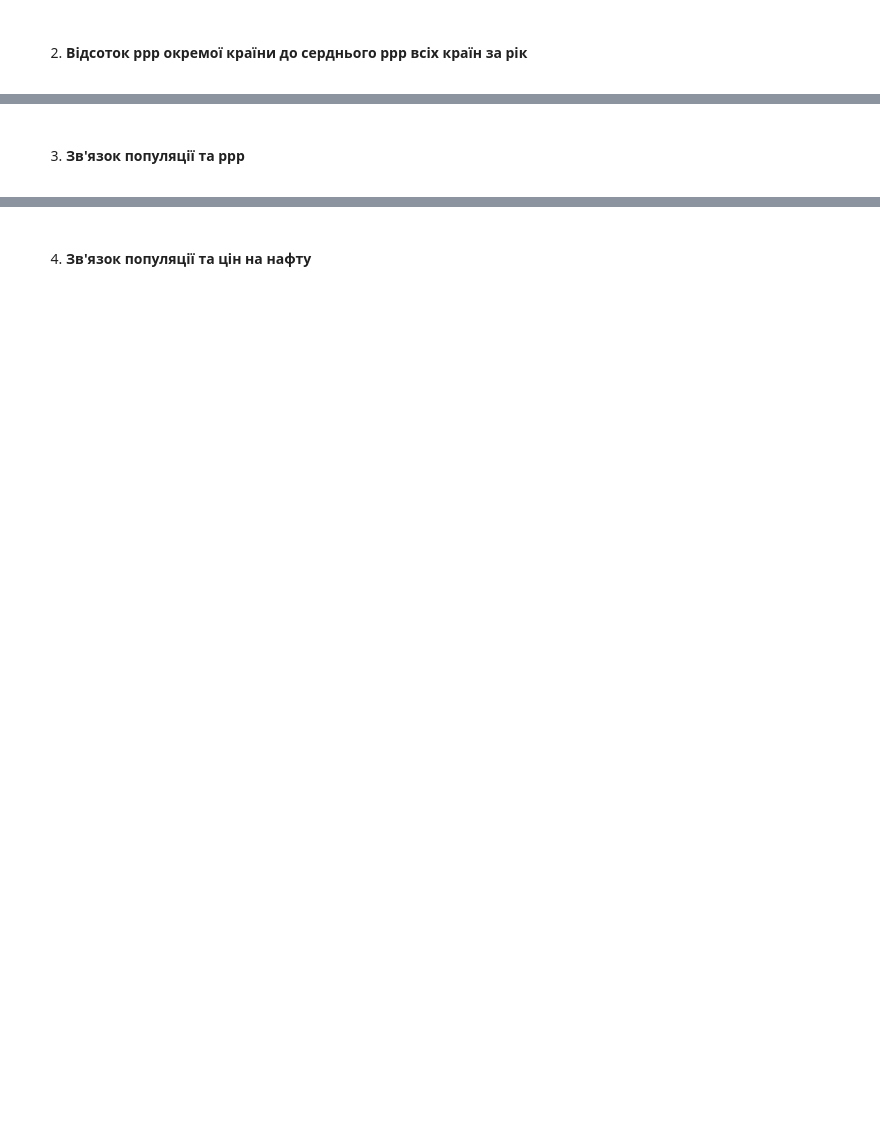
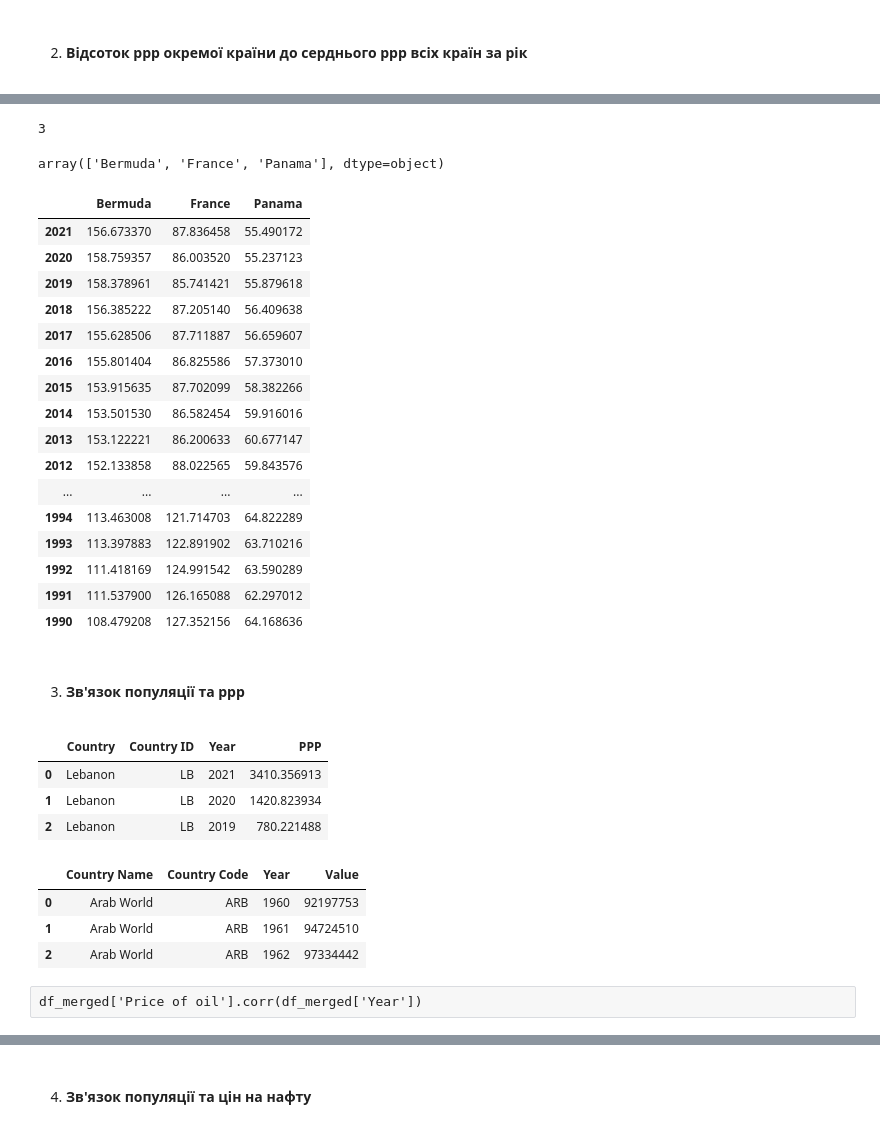
Before and after one commit to alenaporoskun/ssu_2023_pbd, a Jupyter notebook: labs/lab7/samples/sample.ipynb, the cells around one changed output, grey strips where cells are left out. Saved outputs shown, nothing was run; the diff lists cells and outputs as text; code cells hidden in the pictures; blank space fills up the shorter version.

```diff
--- a/labs/lab7/samples/sample.ipynb
+++ b/labs/lab7/samples/sample.ipynb
@@ -529,0 +581,39 @@ df_merged.corr()
+# %%
+countries = data_ppp_filter['Country'].unique()
+print(len(countries))
+countries
+# %% [output]
+3
+array(['Bermuda', 'France', 'Panama'], dtype=object)
+# %%
+def percentage_country_to_avg(dataframe, country, year):
+
+    filt_year = year
+    filt_country = country
+    df_country = dataframe.query('Year == @filt_year & Country == @filt_country')
+    df_country = df_country[['Country', 'Year', 'PPP']]
+    #print(df_country, '\n')
+
+    ppp_value = df_country['PPP'].values
+    ppp_value = float(ppp_value)
+    #print('ppp_value: {:8.6f}\n'.format(ppp_value))
+
+    df_countries = dataframe.query('Year == @filt_year')
+    df_countries = df_countries[['Country', 'Year', 'PPP']]
+    #print(df_countries, '\n')
+
+    #print(df_countries['PPP'].describe(), '\n')
+
+    df_countries_avg = df_countries['PPP'].mean(axis=0)
+    #print('avg: {:8.6f}\n'.format(df_countries_avg))
+
+    ans = ppp_value / df_countries_avg * 100
+    #print('{} {}: {:8.6f} %'.format(year, country, ans))
+
+    return ans
+# %%
+df_percentage_ppp = pd.DataFrame(np.zeros((len(years),len(countries))), columns =  countries, index = years)
+# %%
+for year in years:
+    for country in countries:
+        df_percentage_ppp[country][year] = percentage_country_to_avg(data_ppp_filter, country, year)
@@ -530,2 +622,40 @@ df_merged.corr()
+# %%
+df_percentage_ppp
+# %% [output]
+|  | Bermuda | France | Panama |
+| 2021 | 156.673370 | 87.836458 | 55.490172 |
+| 2020 | 158.759357 | 86.003520 | 55.237123 |
+| 2019 | 158.378961 | 85.741421 | 55.879618 |
+| 2018 | 156.385222 | 87.205140 | 56.409638 |
+| 2017 | 155.628506 | 87.711887 | 56.659607 |
+| 2016 | 155.801404 | 86.825586 | 57.373010 |
+| 2015 | 153.915635 | 87.702099 | 58.382266 |
+| 2014 | 153.501530 | 86.582454 | 59.916016 |
+| 2013 | 153.122221 | 86.200633 | 60.677147 |
+| 2012 | 152.133858 | 88.022565 | 59.843576 |
+| ... | ... | ... | ... |
+| 1994 | 113.463008 | 121.714703 | 64.822289 |
+| 1993 | 113.397883 | 122.891902 | 63.710216 |
+| 1992 | 111.418169 | 124.991542 | 63.590289 |
+| 1991 | 111.537900 | 126.165088 | 62.297012 |
+| 1990 | 108.479208 | 127.352156 | 64.168636 |
 # %% [markdown]
 3. #### Зв'язок популяції та ppp
+# %%
+data_ppp = pd.read_csv('../src/ppp/ppp-gdp.csv')
+data_ppp.head(3)
+# %% [output]
+|  | Country | Country ID | Year | PPP |
+| 0 | Lebanon | LB | 2021 | 3410.356913 |
+| 1 | Lebanon | LB | 2020 | 1420.823934 |
+| 2 | Lebanon | LB | 2019 | 780.221488 |
+# %%
+data_population = pd.read_csv('../src/population/population.csv')
+data_population.head(3)
+# %% [output]
+|  | Country Name | Country Code | Year | Value |
+| 0 | Arab World | ARB | 1960 | 92197753 |
+| 1 | Arab World | ARB | 1961 | 94724510 |
+| 2 | Arab World | ARB | 1962 | 97334442 |
+# %% [raw]
+df_merged['Price of oil'].corr(df_merged['Year'])
```
Also changed, not shown: parts of 12 cells of this notebook, 2 other files.
